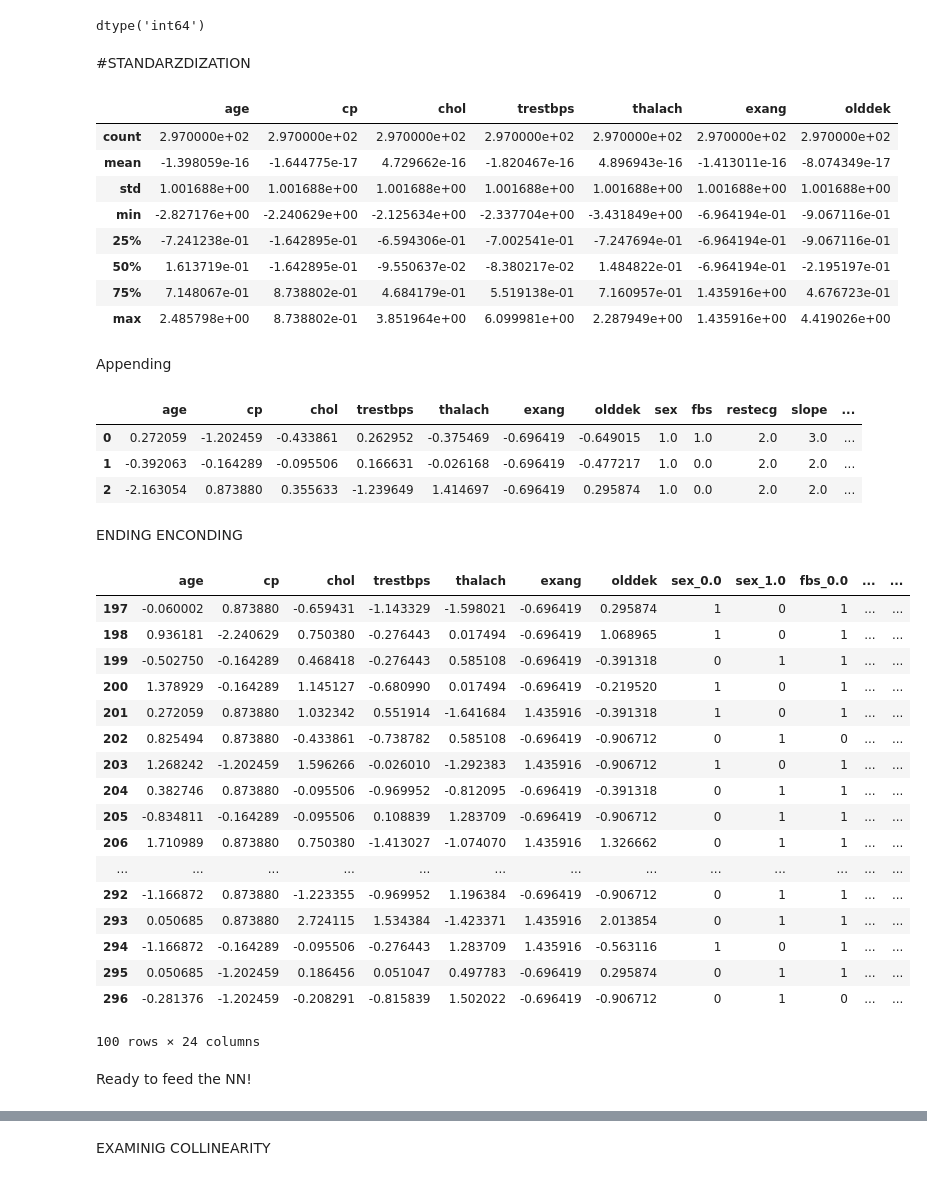
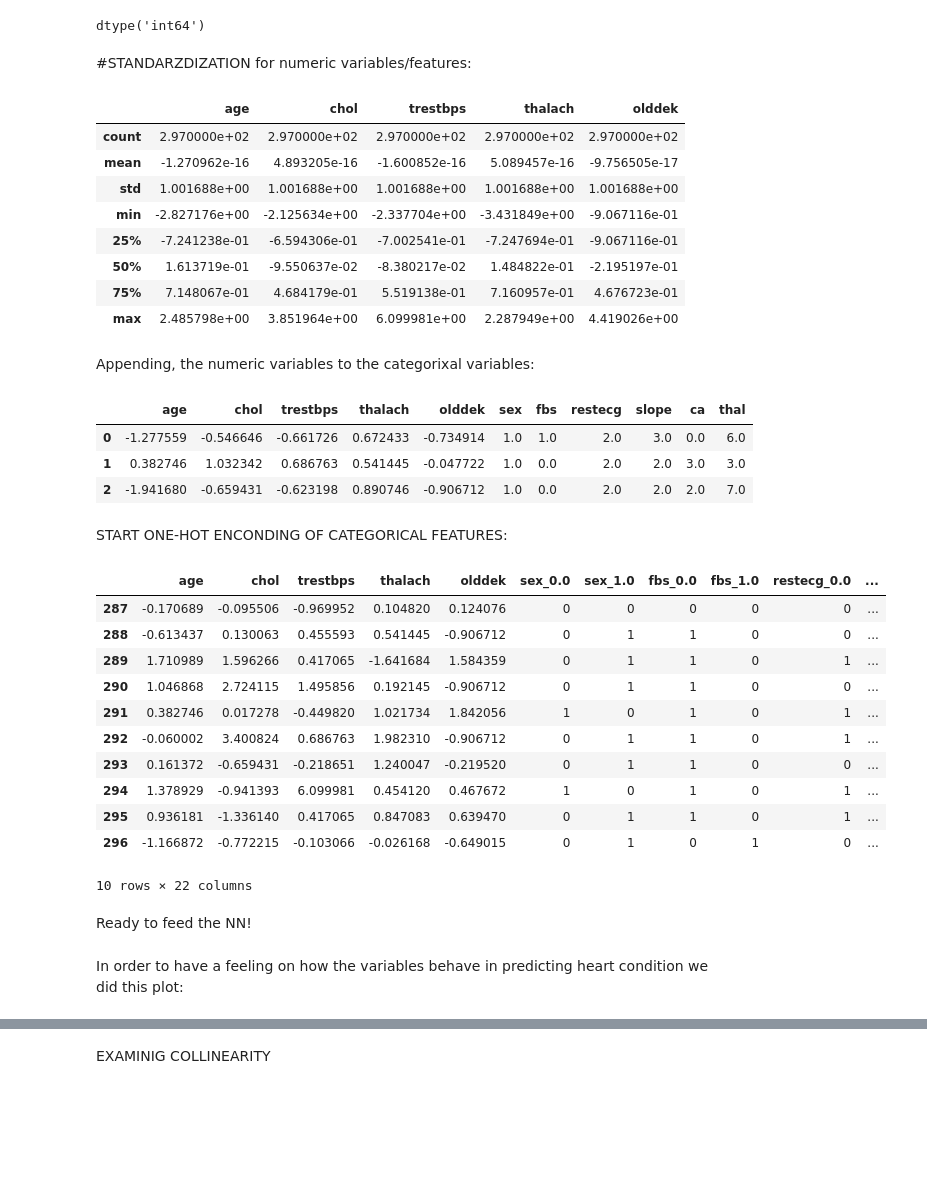
Before and after one commit to eliecerecology/NN_healthTech, a Jupyter notebook: Case1colDiaz.ipynb, the cells around one changed output, grey strips where cells are left out. Drawn from its saved outputs; the diff is of its cells as text; code cells hidden in the pictures; blank space fills up the shorter version.

```diff
--- a/Case1colDiaz.ipynb
+++ b/Case1colDiaz.ipynb
@@ -123,11 +168,12 @@ Transformation variables
 # %%
-#df["age"] = df["age"].astype('category') # <---------_ERROR
 df["sex"] = df["sex"].astype('category')
+df["cp"] = df["sex"].astype('category')
 df["fbs"] = df["fbs"].astype('category')
 df["restecg"] = df["restecg"].astype('category')
 df["slope"] = df["slope"].astype('category')
 df["ca"] = df["ca"].astype('category')
 df["thal"] = df["thal"].astype('category')
+df["exang"] = df["exang"].astype('category')
 df["num"] = df["num"].astype('category')
 # %%
 df.dtypes
@@ -189,7 +220,7 @@ dtype('int64')
 column_Xcate = Xcate.columns.get_values()
 column_Xnume = Xnume.columns.get_values()
 # %% [markdown]
-#STANDARZDIZATION
+#STANDARZDIZATION for numeric variables/features:
 # %%
 from sklearn.preprocessing import StandardScaler
 Xnume_STD = StandardScaler().fit_transform(Xnume)
@@ -197,13 +228,13 @@ Xnume_STD = pd.DataFrame(Xnume_STD, columns = column_Xnume)
 # %%
 Xnume_STD.describe() # success
 # %% [output]
-|  | age | cp | chol | trestbps | thalach | exang | olddek |
-| count | 2.970000e+02 | 2.970000e+02 | 2.970000e+02 | 2.970000e+02 | 2.970000e+02 | 2.970000e+02 | 2.970000e+02 |
-| mean | -1.398059e-16 | -1.644775e-17 | 4.729662e-16 | -1.820467e-16 | 4.896943e-16 | -1.413011e-16 | -8.074349e-17 |
-| std | 1.001688e+00 | 1.001688e+00 | 1.001688e+00 | 1.001688e+00 | 1.001688e+00 | 1.001688e+00 | 1.001688e+00 |
-| min | -2.827176e+00 | -2.240629e+00 | -2.125634e+00 | -2.337704e+00 | -3.431849e+00 | -6.964194e-01 | -9.067116e-01 |
-| 25% | -7.241238e-01 | -1.642895e-01 | -6.594306e-01 | -7.002541e-01 | -7.247694e-01 | -6.964194e-01 | -9.067116e-01 |
-| 50% | 1.613719e-01 | -1.642895e-01 | -9.550637e-02 | -8.380217e-02 | 1.484822e-01 | -6.964194e-01 | -2.195197e-01 |
-| 75% | 7.148067e-01 | 8.738802e-01 | 4.684179e-01 | 5.519138e-01 | 7.160957e-01 | 1.435916e+00 | 4.676723e-01 |
-| max | 2.485798e+00 | 8.738802e-01 | 3.851964e+00 | 6.099981e+00 | 2.287949e+00 | 1.435916e+00 | 4.419026e+00 |
+|  | age | chol | trestbps | thalach | olddek |
+| count | 2.970000e+02 | 2.970000e+02 | 2.970000e+02 | 2.970000e+02 | 2.970000e+02 |
+| mean | -1.270962e-16 | 4.893205e-16 | -1.600852e-16 | 5.089457e-16 | -9.756505e-17 |
+| std | 1.001688e+00 | 1.001688e+00 | 1.001688e+00 | 1.001688e+00 | 1.001688e+00 |
+| min | -2.827176e+00 | -2.125634e+00 | -2.337704e+00 | -3.431849e+00 | -9.067116e-01 |
+| 25% | -7.241238e-01 | -6.594306e-01 | -7.002541e-01 | -7.247694e-01 | -9.067116e-01 |
+| 50% | 1.613719e-01 | -9.550637e-02 | -8.380217e-02 | 1.484822e-01 | -2.195197e-01 |
+| 75% | 7.148067e-01 | 4.684179e-01 | 5.519138e-01 | 7.160957e-01 | 4.676723e-01 |
+| max | 2.485798e+00 | 3.851964e+00 | 6.099981e+00 | 2.287949e+00 | 4.419026e+00 |
 # %%
@@ -211,37 +242,33 @@ Xnume_STD.describe() # success
-# %% [markdown]
-Appending
+# %% [markdown]
+Appending, the numeric variables to the categorixal variables:
 # %%
 X_STD = pd.concat([Xnume_STD, Xcate], axis=1)
 X_STD.head(3)
 # %% [output]
-|  | age | cp | chol | trestbps | thalach | exang | olddek | sex | fbs | restecg | slope | ... |
-| 0 | 0.272059 | -1.202459 | -0.433861 | 0.262952 | -0.375469 | -0.696419 | -0.649015 | 1.0 | 1.0 | 2.0 | 3.0 | ... |
-| 1 | -0.392063 | -0.164289 | -0.095506 | 0.166631 | -0.026168 | -0.696419 | -0.477217 | 1.0 | 0.0 | 2.0 | 2.0 | ... |
-| 2 | -2.163054 | 0.873880 | 0.355633 | -1.239649 | 1.414697 | -0.696419 | 0.295874 | 1.0 | 0.0 | 2.0 | 2.0 | ... |
+|  | age | chol | trestbps | thalach | olddek | sex | fbs | restecg | slope | ca | thal |
+| 0 | -1.277559 | -0.546646 | -0.661726 | 0.672433 | -0.734914 | 1.0 | 1.0 | 2.0 | 3.0 | 0.0 | 6.0 |
+| 1 | 0.382746 | 1.032342 | 0.686763 | 0.541445 | -0.047722 | 1.0 | 0.0 | 2.0 | 2.0 | 3.0 | 3.0 |
+| 2 | -1.941680 | -0.659431 | -0.623198 | 0.890746 | -0.906712 | 1.0 | 0.0 | 2.0 | 2.0 | 2.0 | 7.0 |
-# %% [markdown]
-ENDING ENCONDING
+# %% [markdown]
+START ONE-HOT ENCONDING OF CATEGORICAL FEATURES:
 # %%
-X_enc_STD = pd.get_dummies(X_STD)
+X_enc_STD = pd.get_dummies(X_STD) # pandas function to One-hot encoding
 X_enc_STD.dropna(inplace= True)
-X_enc_STD.tail(100)
+X_enc_STD.tail(10)
 # %% [output]
-|  | age | cp | chol | trestbps | thalach | exang | olddek | sex_0.0 | sex_1.0 | fbs_0.0 | ... | ... |
-| 197 | -0.060002 | 0.873880 | -0.659431 | -1.143329 | -1.598021 | -0.696419 | 0.295874 | 1 | 0 | 1 | ... | ... |
-| 198 | 0.936181 | -2.240629 | 0.750380 | -0.276443 | 0.017494 | -0.696419 | 1.068965 | 1 | 0 | 1 | ... | ... |
-| 199 | -0.502750 | -0.164289 | 0.468418 | -0.276443 | 0.585108 | -0.696419 | -0.391318 | 0 | 1 | 1 | ... | ... |
-| 200 | 1.378929 | -0.164289 | 1.145127 | -0.680990 | 0.017494 | -0.696419 | -0.219520 | 1 | 0 | 1 | ... | ... |
-| 201 | 0.272059 | 0.873880 | 1.032342 | 0.551914 | -1.641684 | 1.435916 | -0.391318 | 1 | 0 | 1 | ... | ... |
-| 202 | 0.825494 | 0.873880 | -0.433861 | -0.738782 | 0.585108 | -0.696419 | -0.906712 | 0 | 1 | 0 | ... | ... |
-| 203 | 1.268242 | -1.202459 | 1.596266 | -0.026010 | -1.292383 | 1.435916 | -0.906712 | 1 | 0 | 1 | ... | ... |
-| 204 | 0.382746 | 0.873880 | -0.095506 | -0.969952 | -0.812095 | -0.696419 | -0.391318 | 0 | 1 | 1 | ... | ... |
-| 205 | -0.834811 | -0.164289 | -0.095506 | 0.108839 | 1.283709 | -0.696419 | -0.906712 | 0 | 1 | 1 | ... | ... |
-| 206 | 1.710989 | 0.873880 | 0.750380 | -1.413027 | -1.074070 | 1.435916 | 1.326662 | 0 | 1 | 1 | ... | ... |
-| ... | ... | ... | ... | ... | ... | ... | ... | ... | ... | ... | ... | ... |
-| 292 | -1.166872 | 0.873880 | -1.223355 | -0.969952 | 1.196384 | -0.696419 | -0.906712 | 0 | 1 | 1 | ... | ... |
-| 293 | 0.050685 | 0.873880 | 2.724115 | 1.534384 | -1.423371 | 1.435916 | 2.013854 | 0 | 1 | 1 | ... | ... |
-| 294 | -1.166872 | -0.164289 | -0.095506 | -0.276443 | 1.283709 | 1.435916 | -0.563116 | 1 | 0 | 1 | ... | ... |
-| 295 | 0.050685 | -1.202459 | 0.186456 | 0.051047 | 0.497783 | -0.696419 | 0.295874 | 0 | 1 | 1 | ... | ... |
-| 296 | -0.281376 | -1.202459 | -0.208291 | -0.815839 | 1.502022 | -0.696419 | -0.906712 | 0 | 1 | 0 | ... | ... |
+|  | age | chol | trestbps | thalach | olddek | sex_0.0 | sex_1.0 | fbs_0.0 | fbs_1.0 | restecg_0.0 | ... |
+| 287 | -0.170689 | -0.095506 | -0.969952 | 0.104820 | 0.124076 | 0 | 0 | 0 | 0 | 0 | ... |
+| 288 | -0.613437 | 0.130063 | 0.455593 | 0.541445 | -0.906712 | 0 | 1 | 1 | 0 | 0 | ... |
+| 289 | 1.710989 | 1.596266 | 0.417065 | -1.641684 | 1.584359 | 0 | 1 | 1 | 0 | 1 | ... |
+| 290 | 1.046868 | 2.724115 | 1.495856 | 0.192145 | -0.906712 | 0 | 1 | 1 | 0 | 0 | ... |
+| 291 | 0.382746 | 0.017278 | -0.449820 | 1.021734 | 1.842056 | 1 | 0 | 1 | 0 | 1 | ... |
+| 292 | -0.060002 | 3.400824 | 0.686763 | 1.982310 | -0.906712 | 0 | 1 | 1 | 0 | 1 | ... |
+| 293 | 0.161372 | -0.659431 | -0.218651 | 1.240047 | -0.219520 | 0 | 1 | 1 | 0 | 0 | ... |
+| 294 | 1.378929 | -0.941393 | 6.099981 | 0.454120 | 0.467672 | 1 | 0 | 1 | 0 | 1 | ... |
+| 295 | 0.936181 | -1.336140 | 0.417065 | 0.847083 | 0.639470 | 0 | 1 | 1 | 0 | 1 | ... |
+| 296 | -1.166872 | -0.772215 | -0.103066 | -0.026168 | -0.649015 | 0 | 1 | 0 | 1 | 0 | ... |
-100 rows × 24 columns
+10 rows × 22 columns
 # %% [markdown]
 Ready to feed the NN!
+# %% [markdown]
+In order to have a feeling on how the variables behave in predicting heart condition we did this plot:
```
Also changed, not shown: parts of 129 cells of this notebook, 3 other files.
